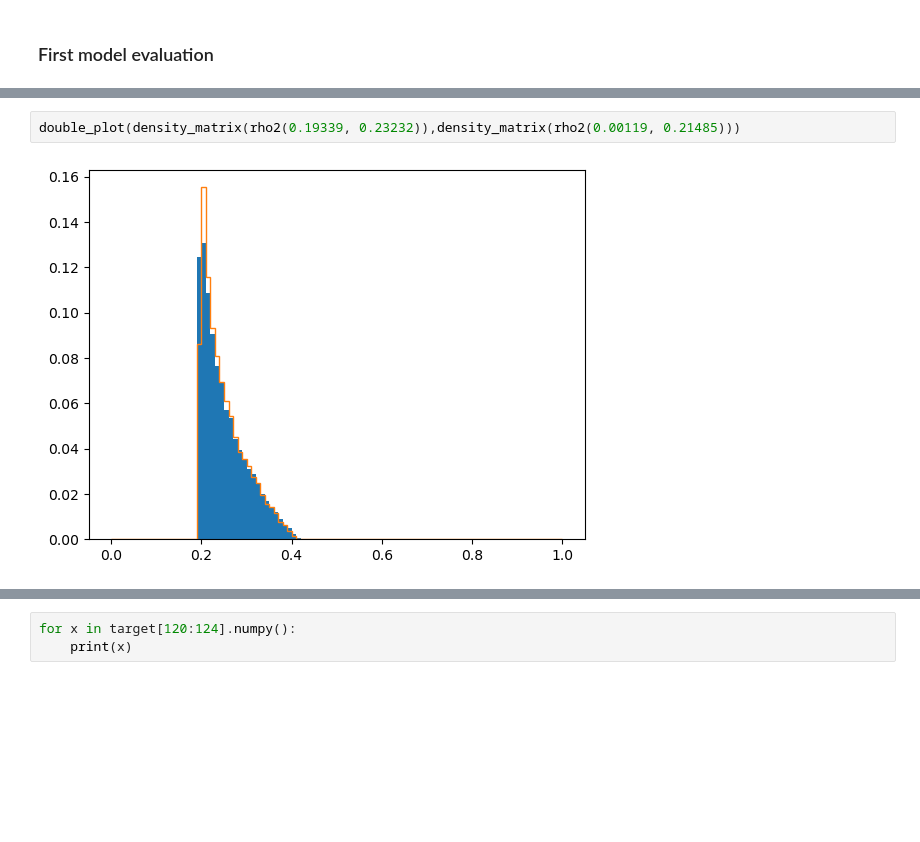
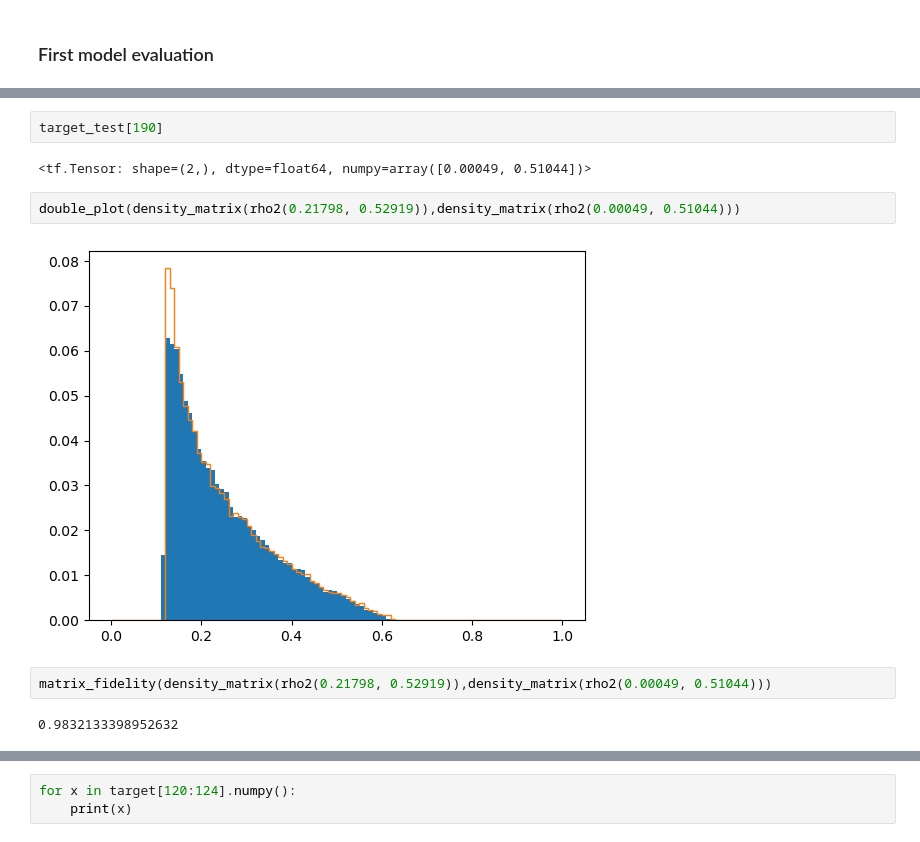
Before and after one commit to jkwiecien765/WernerTomography2, a Jupyter notebook: ML_only_Werner.ipynb, the cells around one changed output, grey strips where cells are left out. Drawn from its saved outputs; the diff is of its cells as text; blank space fills up the shorter version.

```diff
--- a/ML_only_Werner.ipynb
+++ b/ML_only_Werner.ipynb
@@ -124,7 +146,15 @@ target[392]
+# %%
+target_test[190]
+# %% [output]
+<tf.Tensor: shape=(2,), dtype=float64, numpy=array([0.00049, 0.51044])>
 # %%
-double_plot(density_matrix(rho2(0.19339, 0.23232)),density_matrix(rho2(0.00119, 0.21485)))
+double_plot(density_matrix(rho2(0.21798, 0.52919)),density_matrix(rho2(0.00049, 0.51044)))
 # %% [output]
-[figure, old version]
+[figure, new version]
+# %%
+matrix_fidelity(density_matrix(rho2(0.21798, 0.52919)),density_matrix(rho2(0.00049, 0.51044)))
+# %% [output]
+0.9832133398952632
 # %%
 plt.hist(res, bins=20)
 # %% [output]
```
Also changed, not shown: parts of 17 cells of this notebook, 4 other files.
